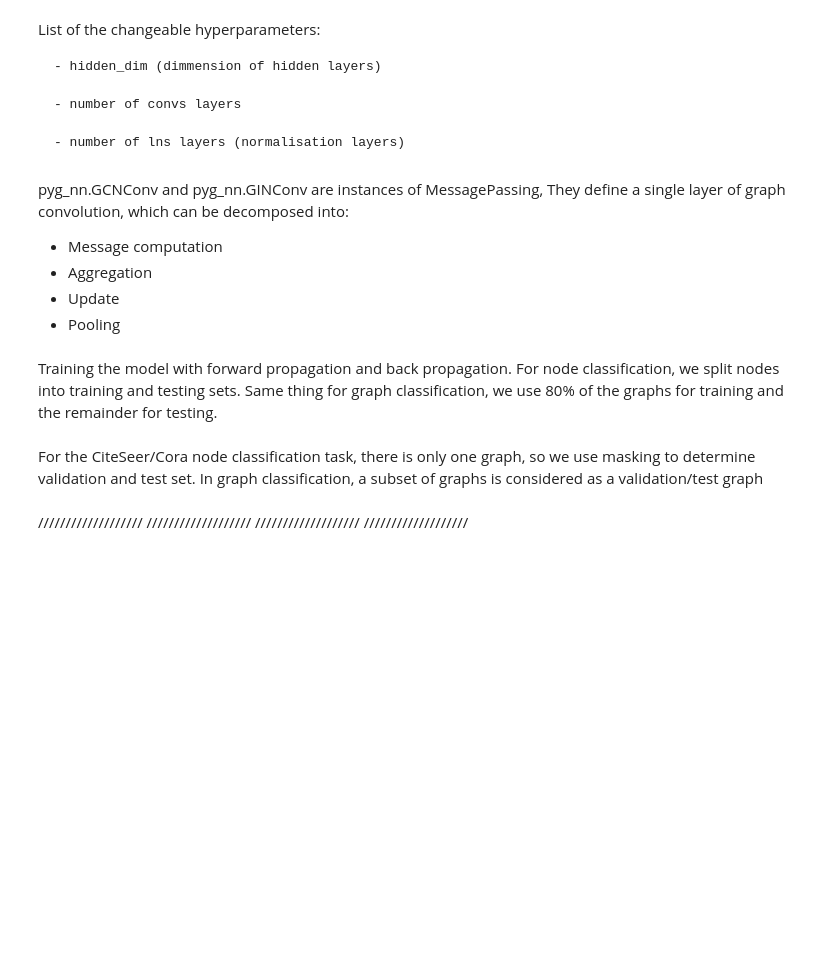
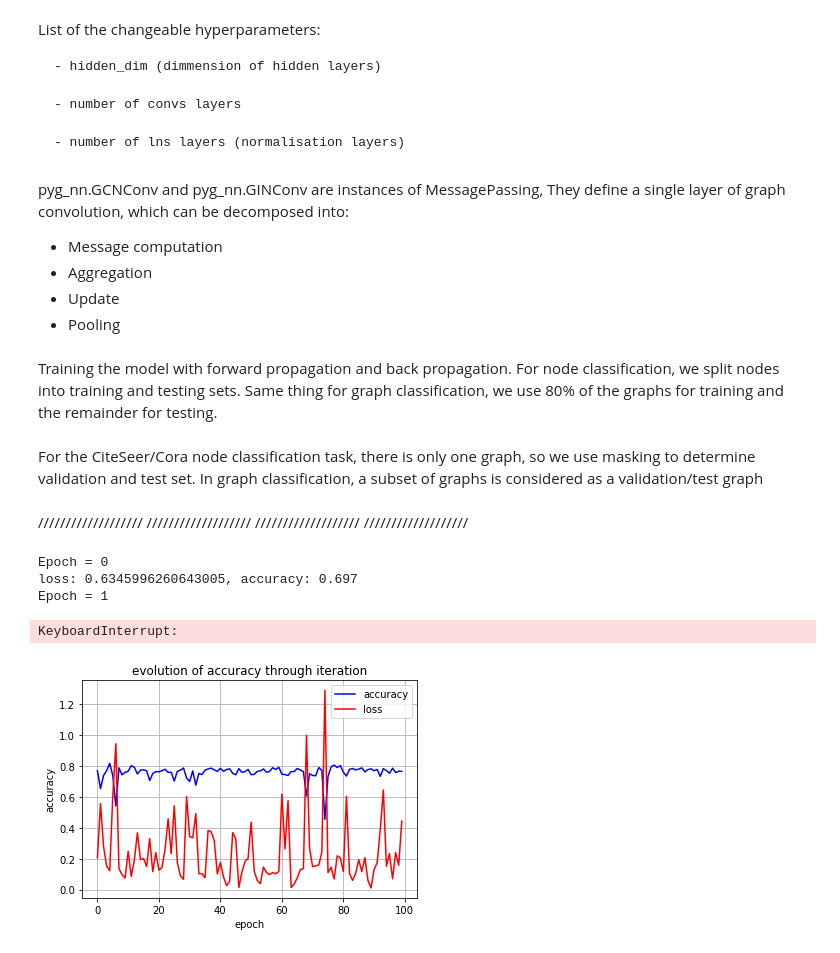
Before and after one commit to Tristan-Le-Bars/GnnArchitectureSearchWithPSO, a Jupyter notebook: src/PsoForGnnArchitectureSearch.ipynb, the cells around one changed output. Saved outputs shown, nothing was run; the diff lists cells and outputs as text; code cells hidden in the pictures; blank space fills up the shorter version.

```diff
--- a/src/PsoForGnnArchitectureSearch.ipynb
+++ b/src/PsoForGnnArchitectureSearch.ipynb
@@ -323,8 +324,10 @@ class Swarm:
 
     # For every particle, creates a neural network from the particles weights and biases. And than calculate the output values of the neural network
     def train_epoch(self, dataset, task):
+        self.best_loss = 1000
+        self.best_accuracy = 0
         for p in range(0, int(self.particle_number)):
-            print("Particle num = " + str(p))
+            # print("Particle num = " + str(p))
             # informants_best[0] = hidden_num
             # informants_best[1] = hidden_dim
             # informants_best[2] = lr
@@ -336,8 +339,15 @@ class Swarm:
                 self.best_loss = loss
                 self.best_accuracy = accuracy
 
+            # self.total_accuracy += accuracy
+            # self.total_loss += loss
+
             self.swarm[p].check_error(loss)
 
+        # self.ret_accuracy = self.total_accuracy / int(self.particle_number)
+        # self.ret_loss = self.total_loss / int(self.particle_number)
+
+        # print("return values = loss: " + str(self.best_loss) + ", accuracy: " + str(self.best_accuracy))
         return self.best_loss, self.best_accuracy
 
     # Return the best error of the entire swarn
@@ -355,3 +365,44 @@ class Swarm:
         plt.ylabel('Accuracy')
         plt.ylim([0,100])
         plt.show()
+# %%
+dataset = Planetoid(root='/tmp/cora', name='cora')
+dataset = dataset.shuffle()
+task = 'node'
+
+data = {'epoch':  [],
+        'loss': [],
+        'accuracy': []
+        }
+
+df = pd.DataFrame(data)
+
+
+# 5 informants, 50 particles
+swarm = Swarm(3, 15)
+for i in range(100):
+    print("Epoch = " + str(i))
+    loss, accuracy = swarm.train_epoch(dataset, task)
+    print("loss: " + str(loss) + ", accuracy: " + str(accuracy))
+    new_row = {'epoch':i, 'loss':loss, 'accuracy':accuracy}
+    df = df.append(new_row, ignore_index=True)
+    swarm.Optimise()
+    best_err = swarm.get_best()
+print(df)
+# %% [output]
+Epoch = 0
+loss: 0.6345996260643005, accuracy: 0.697
+Epoch = 1
+KeyboardInterrupt:
+# %%
+plt.plot(df['epoch'], df['accuracy'], label = "accuracy", color="blue")
+plt.plot(df['epoch'], df['loss'], label = "loss", color="red")
+plt.title('evolution of accuracy through iteration')
+plt.xlabel('epoch')
+plt.ylabel('accuracy')
+plt.grid()
+plt.legend()
+plt.rcParams['figure.figsize'] = [10, 10]
+plt.show()
+# %% [output]
+[figure, added]
```
Also changed, not shown: parts of 9 cells of this notebook, 11 other files.
